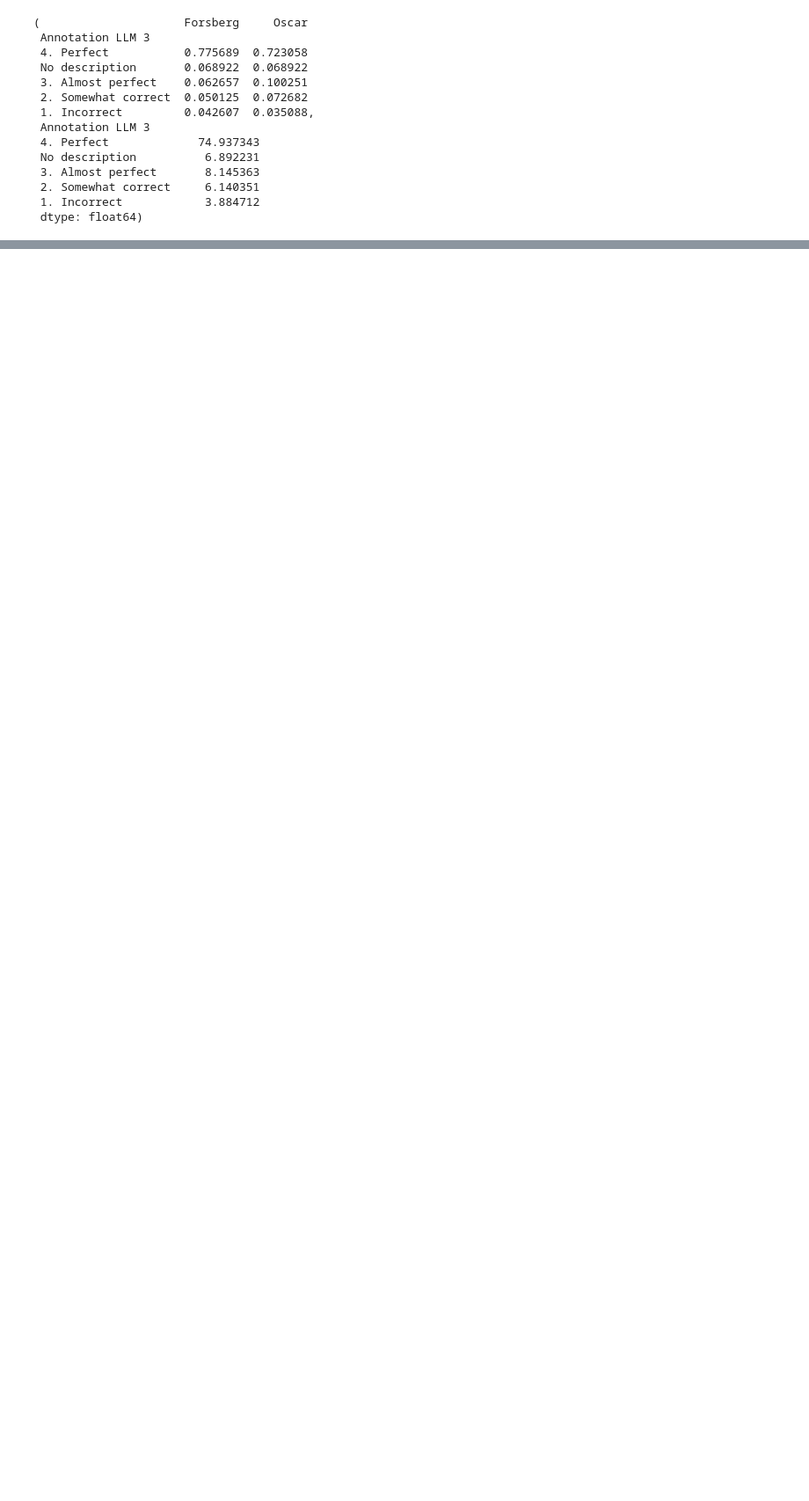
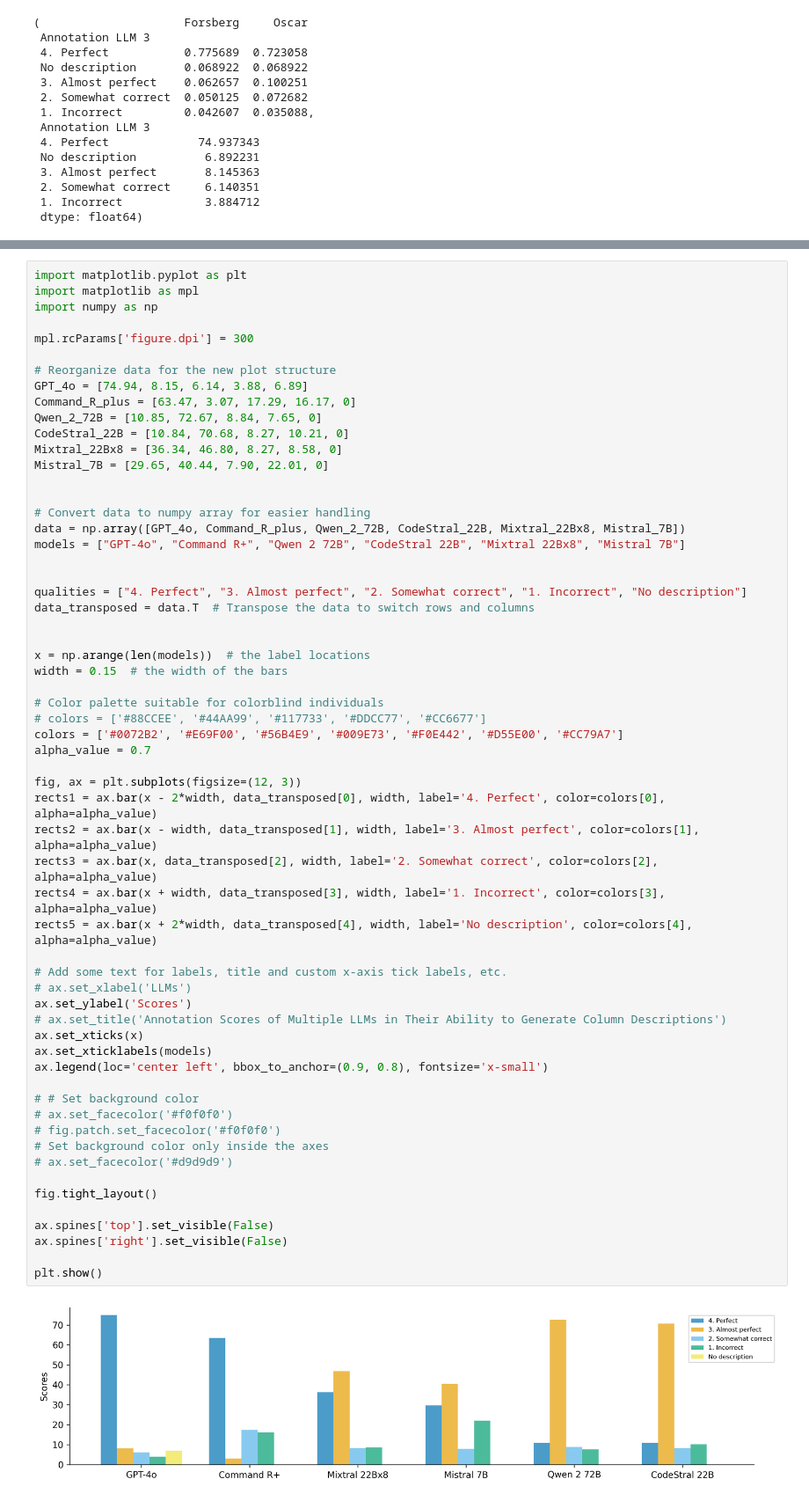
Before and after one commit to niklaswretblad/Synthetic-SQL-Column-Descriptions-for-Text-to-SQL, a Jupyter notebook: stats_and_plots.ipynb, the cells around one changed output, grey strips where cells are left out. Shown at 88% size. Drawn from its saved outputs; the diff is of its cells as text; blank space fills up the shorter version.

```diff
--- a/stats_and_plots.ipynb
+++ b/stats_and_plots.ipynb
@@ -310,0 +408,62 @@ KeyError: 'Annotation 1 LLM 1'
+# %%
+import matplotlib.pyplot as plt
+import matplotlib as mpl
+import numpy as np
+
+mpl.rcParams['figure.dpi'] = 300
+
+# Reorganize data for the new plot structure
+GPT_4o = [74.94, 8.15, 6.14, 3.88, 6.89]
+Command_R_plus = [63.47, 3.07, 17.29, 16.17, 0]
+Qwen_2_72B = [10.85, 72.67, 8.84, 7.65, 0]
+CodeStral_22B = [10.84, 70.68, 8.27, 10.21, 0]
+Mixtral_22Bx8 = [36.34, 46.80, 8.27, 8.58, 0]
+Mistral_7B = [29.65, 40.44, 7.90, 22.01, 0]
+
+
+# Convert data to numpy array for easier handling
+data = np.array([GPT_4o, Command_R_plus, Qwen_2_72B, CodeStral_22B, Mixtral_22Bx8, Mistral_7B])
+models = ["GPT-4o", "Command R+", "Qwen 2 72B", "CodeStral 22B", "Mixtral 22Bx8", "Mistral 7B"]
+
+
+qualities = ["4. Perfect", "3. Almost perfect", "2. Somewhat correct", "1. Incorrect", "No description"]
+data_transposed = data.T  # Transpose the data to switch rows and columns
+
+
+x = np.arange(len(models))  # the label locations
+width = 0.15  # the width of the bars
+
+# Color palette suitable for colorblind individuals
+# colors = ['#88CCEE', '#44AA99', '#117733', '#DDCC77', '#CC6677']
+colors = ['#0072B2', '#E69F00', '#56B4E9', '#009E73', '#F0E442', '#D55E00', '#CC79A7']
+alpha_value = 0.7
+
+fig, ax = plt.subplots(figsize=(12, 3))
+rects1 = ax.bar(x - 2*width, data_transposed[0], width, label='4. Perfect', color=colors[0], alpha=alpha_value)
+rects2 = ax.bar(x - width, data_transposed[1], width, label='3. Almost perfect', color=colors[1], alpha=alpha_value)
+rects3 = ax.bar(x, data_transposed[2], width, label='2. Somewhat correct', color=colors[2], alpha=alpha_value)
+rects4 = ax.bar(x + width, data_transposed[3], width, label='1. Incorrect', color=colors[3], alpha=alpha_value)
+rects5 = ax.bar(x + 2*width, data_transposed[4], width, label='No description', color=colors[4], alpha=alpha_value)
+
+# Add some text for labels, title and custom x-axis tick labels, etc.
+# ax.set_xlabel('LLMs')
+ax.set_ylabel('Scores')
+# ax.set_title('Annotation Scores of Multiple LLMs in Their Ability to Generate Column Descriptions')
+ax.set_xticks(x)
+ax.set_xticklabels(models)
+ax.legend(loc='center left', bbox_to_anchor=(0.9, 0.8), fontsize='x-small')
+
+# # Set background color
+# ax.set_facecolor('#f0f0f0')
+# fig.patch.set_facecolor('#f0f0f0')
+# Set background color only inside the axes
+# ax.set_facecolor('#d9d9d9')
+
+fig.tight_layout()
+
+ax.spines['top'].set_visible(False)
+ax.spines['right'].set_visible(False)
+
+plt.show()
+# %% [output]
+[figure, added]
```
Also changed, not shown: parts of 6 cells of this notebook, 10 other files.
